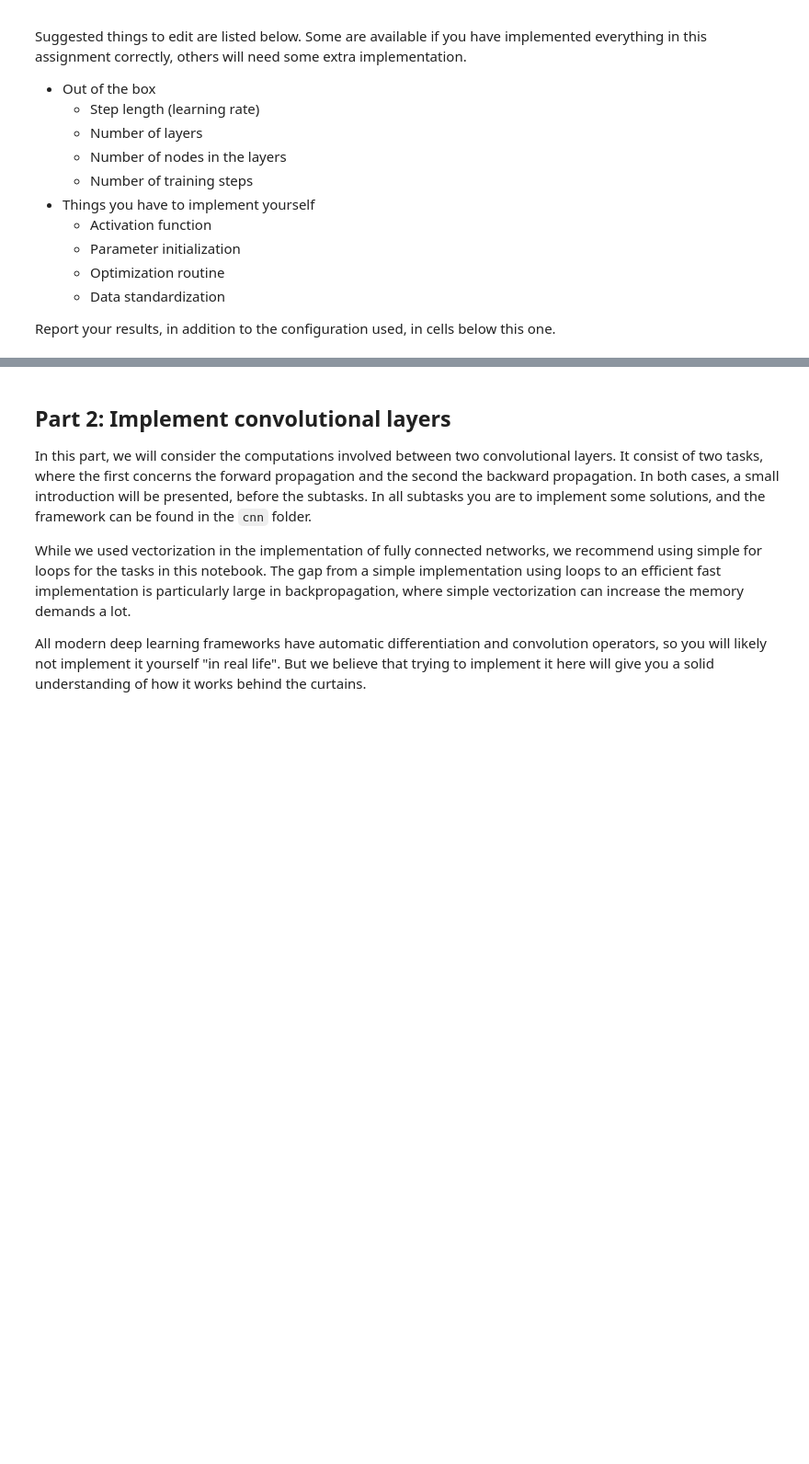
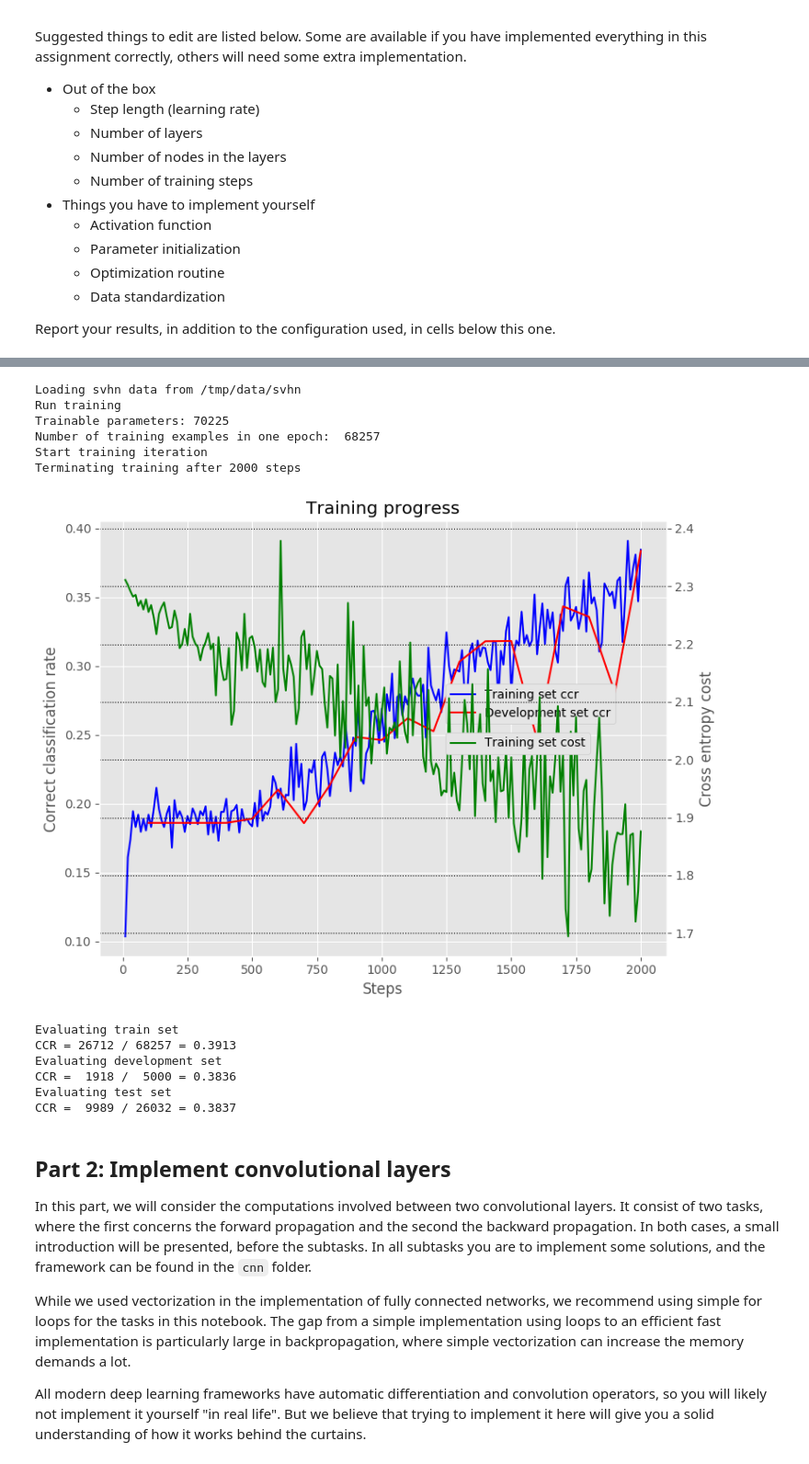
Before and after one commit to geirtul/in5400, a Jupyter notebook: mandatory/m01/uio_in5400_s2019_mandatory1_assignment.ipynb, the cells around one changed output, grey strips where cells are left out. Shown at 92% size. Drawn from its saved outputs; the diff is of its cells as text; code cells hidden in the pictures; blank space fills up the shorter version.

```diff
--- a/mandatory/m01/uio_in5400_s2019_mandatory1_assignment.ipynb
+++ b/mandatory/m01/uio_in5400_s2019_mandatory1_assignment.ipynb
@@ -583,3 +621,24 @@ Report your results, in addition to the configuration used, in cells below this
+# %%
+dataset = "svhn"
+hidden_dimensions = [60, 40, 40, 30, 30, 30, 30, 15]
+batch_size = 200
+momentum = True
+
+deep_params = main(dataset, hidden_dimensions, batch_size, momentum, rgb=False, max_steps=2000)
+# %% [output]
+Loading svhn data from /tmp/data/svhn
+Run training
+Trainable parameters: 70225
+Number of training examples in one epoch:  68257
+Start training iteration
+Terminating training after 2000 steps
+[figure, added]
+Evaluating train set
+CCR = 26712 / 68257 = 0.3913
+Evaluating development set
+CCR =  1918 /  5000 = 0.3836
+Evaluating test set
+CCR =  9989 / 26032 = 0.3837
 # %% [markdown]
 ## Part 2: Implement convolutional layers
 
```
Also changed, not shown: parts of 4 cells of this notebook, 3 other files.
